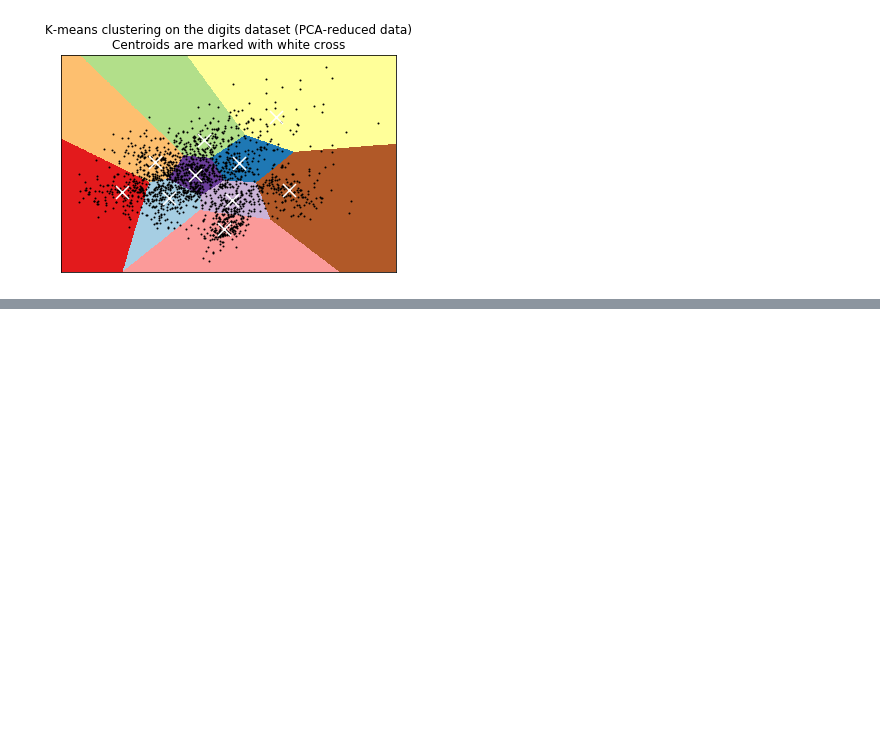
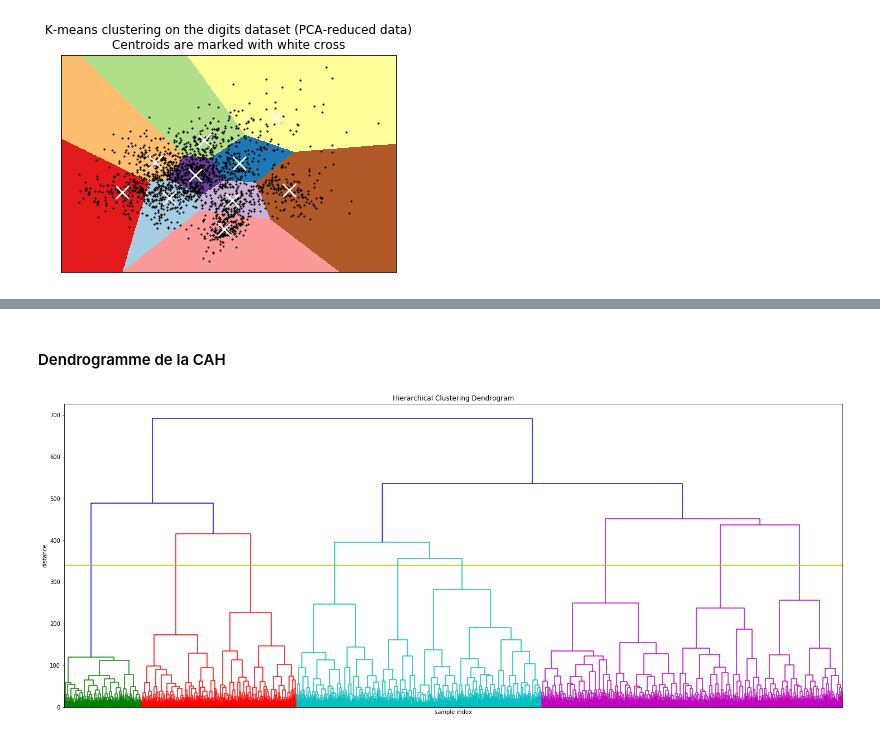
Before and after one commit to chivunito/Unsupervised-learning, a Jupyter notebook: UnsupervisedLearning.ipynb, the cells around one changed output, grey strips where cells are left out. Drawn from its saved outputs; the diff is of its cells as text; code cells hidden in the pictures; blank space fills up the shorter version.

Commit message:
Dendrogramme

```diff
--- a/UnsupervisedLearning.ipynb
+++ b/UnsupervisedLearning.ipynb
@@ -240,0 +280,26 @@ ________________________________________________________________________________
+# %% [markdown]
+#### Dendrogramme de la CAH
+# %%
+import scipy
+from scipy.cluster.hierarchy import linkage
+
+X = scipy.spatial.distance.pdist(digits.data,'euclidean')
+
+Z = linkage(X, 'ward')
+
+
+plt.figure(figsize=(25, 10))
+plt.title('Hierarchical Clustering Dendrogram')
+plt.xlabel('sample index')
+plt.ylabel('distance')
+dendrogram(
+    Z,
+    leaf_rotation=90.,  # rotates the x axis labels
+    leaf_font_size=8.,  # font size for the x axis labels
+    no_labels=True,
+)
+horiz_line_data = np.array([340 for i in range(50000)])
+plt.plot(horiz_line_data, 'y')
+plt.show()
+# %% [output]
+[figure, added]
```
Also changed, not shown: parts of 9 cells of this notebook.
